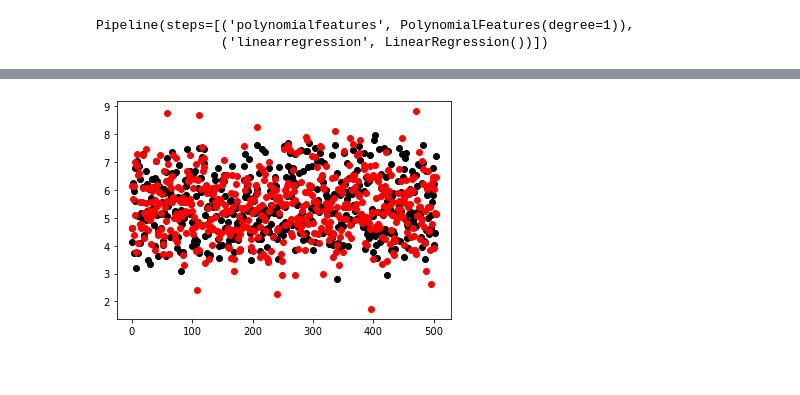
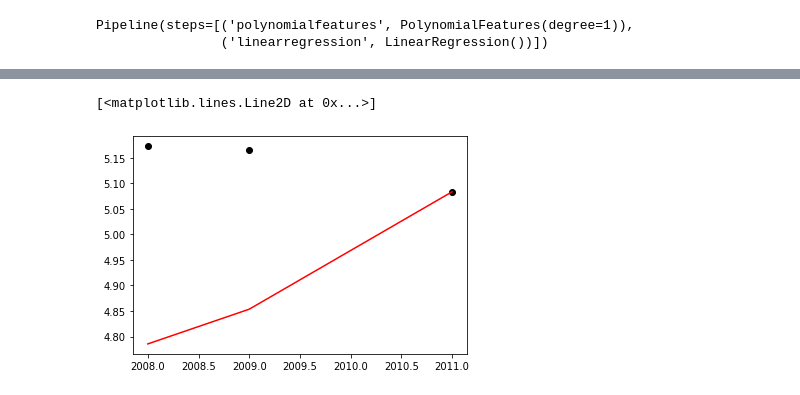
Before and after one commit to wolfbrr/FDS-2022, a Jupyter notebook: assignment-1/assignment-1.ipynb, the cells around one changed output, grey strips where cells are left out. Cells and saved outputs as stored; diff of their text form; code cells hidden in the pictures.

Commit message:
tfidf, visualisation for a country, random forest

```diff
--- a/assignment-1/assignment-1.ipynb
+++ b/assignment-1/assignment-1.ipynb
@@ -35,7 +35,9 @@ count_vect = CountVectorizer(lowercase=True, \
                              stop_words='english',\
                              analyzer='word',\
                             token_pattern=r"[a-z]+'?[a-z]+", \
-                            min_df=10)
+                            min_df=10, ngram_range=(1,1))
 X_counts = count_vect.fit_transform(df_un_merged["Speech"])
+X_counts_tf = TfidfTransformer(use_idf=True).fit_transform(X_counts)
 words_list = count_vect.get_feature_names_out()
-X_counts = pd.DataFrame(X_counts.toarray(), columns=words_list)
+#X_counts = pd.DataFrame(X_counts.toarray(), columns=words_list)
+X_counts = pd.DataFrame(X_counts_tf.toarray(), columns=words_list)
@@ -74,19 +127,18 @@ from sklearn.preprocessing import PolynomialFeatures
 from sklearn.pipeline import make_pipeline
 
 
-Y = x['Life Ladder'].values
-X = x[words_list]
+y = x['Life Ladder'].values
 
 # splitting the data
-x_rem, x_test, y_rem, y_test = train_test_split(X, Y, test_size=0.3, random_state = 42)
+x_rem, x_test, y_rem, y_test = train_test_split(x, y, test_size=0.3, random_state = 42)
 x_train, x_valid, y_train, y_valid = train_test_split(x_rem, y_rem, test_size=0.3, random_state = 42)
 # %% [markdown]
 ### Hyperparameters tunning based grid search on validation data set
 # %%
 # Create grid of parameters to test through cross-validation
-param_grid = {'polynomialfeatures__degree': np.arange(2)}
+param_grid = {'polynomialfeatures__degree': np.arange(1,3)}
 
 pipe = make_pipeline( PolynomialFeatures(), LinearRegression())
 grid = GridSearchCV(pipe, param_grid, cv=5)
-grid.fit(x_valid, y_valid);
+grid.fit(x_valid[words_list], y_valid);
 # %% [output]
@@ -110,7 +162,7 @@ ValueError: could not broadcast input array from shape (284,19361) into shape (2
 # %% [markdown]
 ### Fit the best estimator on train set
 # %%
-grid.best_estimator_.fit(x_train, y_train)
+grid.best_estimator_.fit(x_train[words_list], y_train)
 # %% [output]
 Pipeline(steps=[('polynomialfeatures', PolynomialFeatures(degree=1)),
                 ('linearregression', LinearRegression())])
@@ -129,7 +202,12 @@ Variance score: 0.49
 # %%
+a = words_list.tolist()
+a.append('Life Ladder')
+data = x_test.loc[:,'UKR',:][a].reset_index()
+y_pred_country = grid.best_estimator_.predict(data[words_list])
+
 fig, ax = plt.subplots()
-ax.scatter(np.arange(0,len(y_test)),y_test, c='black')
-ax.scatter(np.arange(0,len(y_pred)),y_pred, c='red')
-plt.show()
+ax.scatter(data['Year'],data['Life Ladder'], c='black')
+ax.plot(data['Year'],y_pred_country, c='red')
 # %% [output]
+[<matplotlib.lines.Line2D at 0x...>]
-[figure, old version]
+[figure, new version]
```
Also changed, not shown: parts of 11 cells of this notebook.
